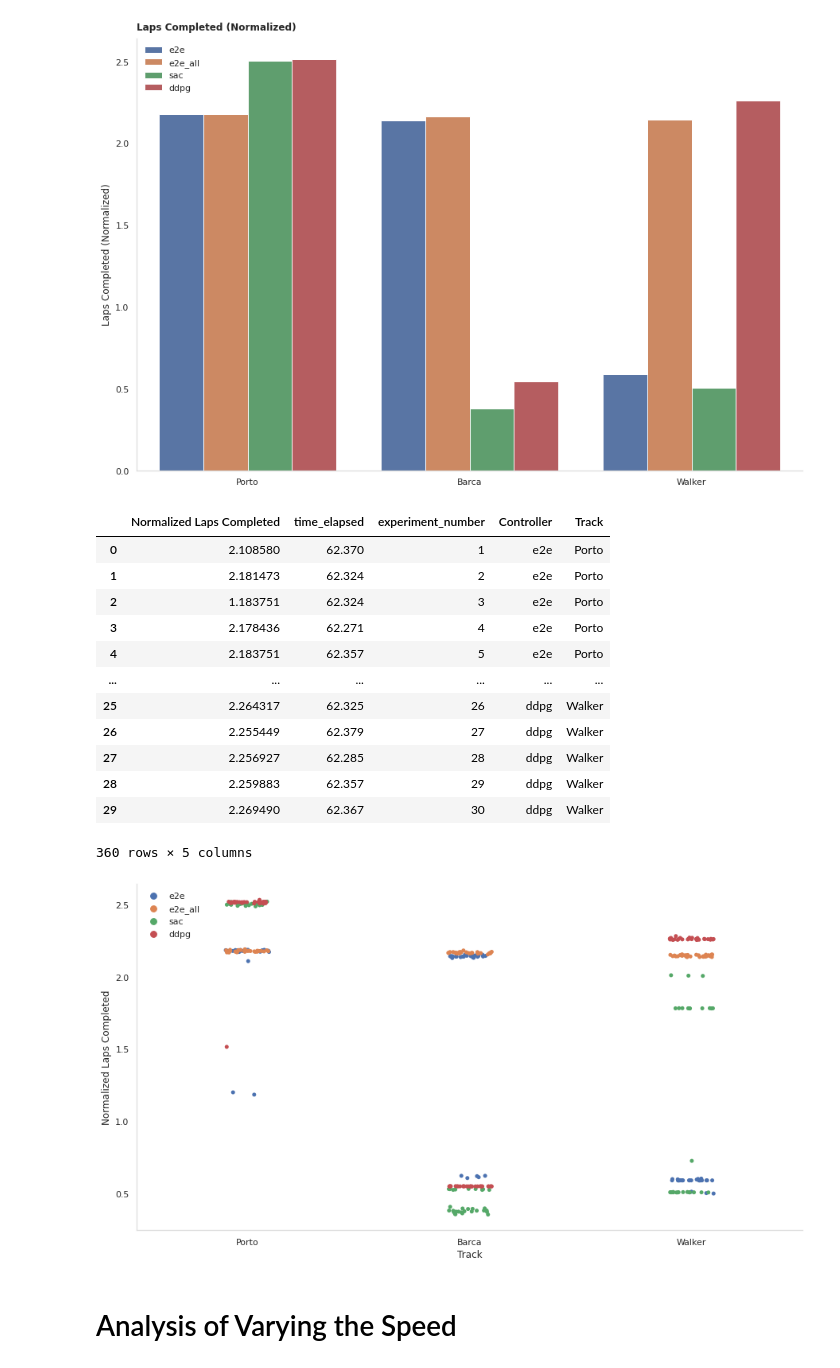
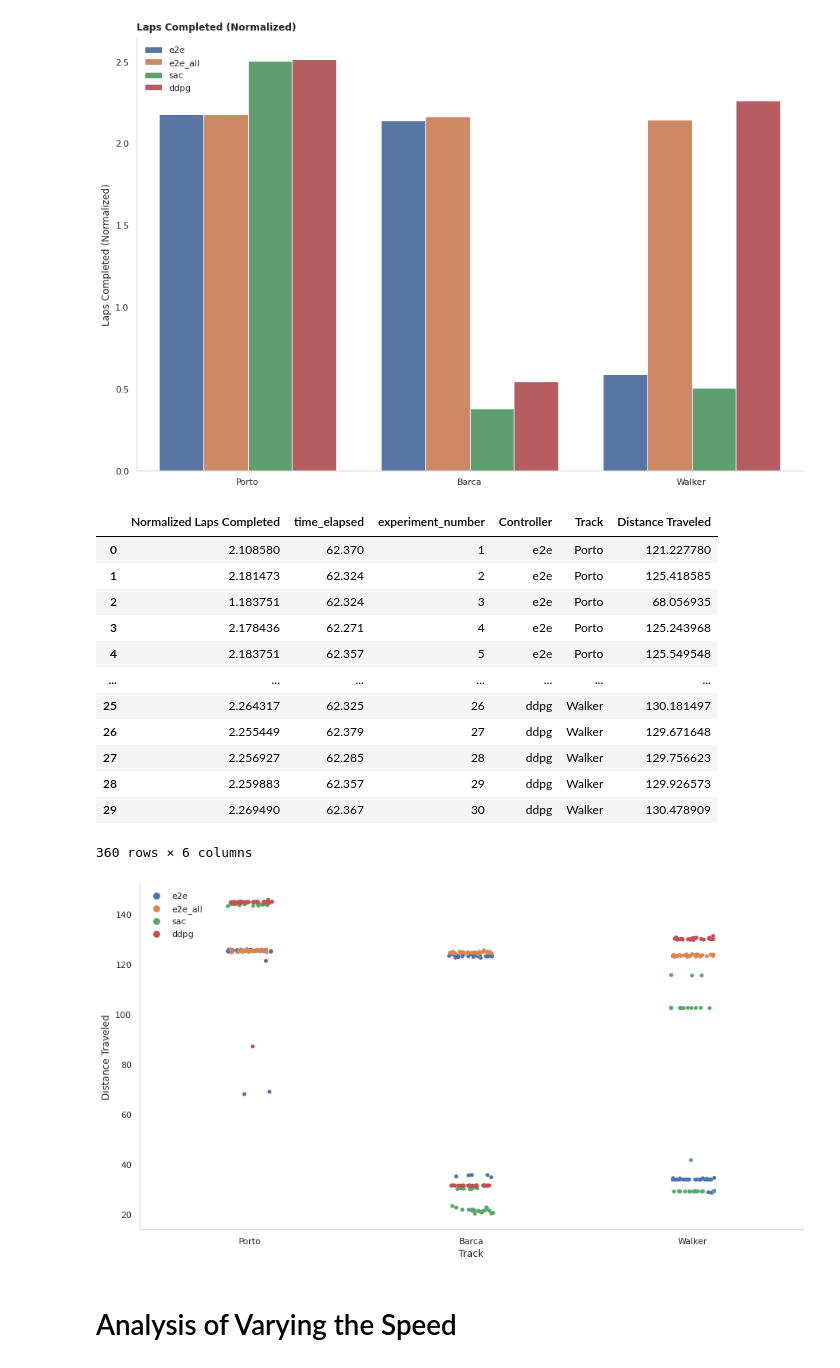
Before and after one commit to pmusau17/Platooning-F1Tenth, a Jupyter notebook: src/race/logs/AggregrateResultsPatrick.ipynb, the cells around one changed output. Cells and saved outputs as stored; diff of their text form; code cells hidden in the pictures.

```diff
--- a/src/race/logs/AggregrateResultsPatrick.ipynb
+++ b/src/race/logs/AggregrateResultsPatrick.ipynb
@@ -42,7 +42,8 @@ progress_file_str = "progress_{}_{}.csv"
 algorithms = ["e2e","e2e_all","sac","ddpg"]
 tracks = ["track_porto","track_barca","racecar_walker"]
 multipliers = {"track_porto":1.0,"track_barca":barca_multiplier,"racecar_walker":racecar_walker_multiplier}
-
+distances = {"track_porto":porto,"track_barca":barca,"racecar_walker":walker}
+relevant_columns = ['distance_traveled','laps_completed','time_elapsed']
 collisions_dfs = []
 progress_dfs = []
 original_dfs = []
@@ -53,9 +54,12 @@ for i in algorithms:
         df = pd.read_csv(progress_path).iloc[:30].rename(columns=lambda col: col.strip())
         df['Controller'] = i
         df['Track'] = (j.split("_")[1]).capitalize()
+        df['distance_traveled'] = df['laps_completed']*distances[j]
         df['laps_completed'] = df['laps_completed']*multipliers[j]
         original_dfs.append(df)
-        df = df[df.columns[:2]].agg(['mean', 'median','std'])
+
+
+        df = df[relevant_columns].agg(['mean', 'median','std'])
         df['Controller'] = i
         df['Track'] = (j.split("_")[1]).capitalize()
         if(os.path.exists(collision_path)):
@@ -107,31 +145,31 @@ _= plt.title('Laps Completed (Normalized)',loc='left',pad=10.0,fontweight="bold"
 # %% [output]
 [figure]
 # %%
-all_dfs = pd.concat(original_dfs).rename(columns={"laps_completed":"Normalized Laps Completed"})
+all_dfs = pd.concat(original_dfs).rename(columns={"laps_completed":"Normalized Laps Completed","distance_traveled":"Distance Traveled"})
 all_dfs
 # %% [output]
-|  | Normalized Laps Completed | time_elapsed | experiment_number | Controller | Track |
-| 0 | 2.108580 | 62.370 | 1 | e2e | Porto |
-| 1 | 2.181473 | 62.324 | 2 | e2e | Porto |
-| 2 | 1.183751 | 62.324 | 3 | e2e | Porto |
-| 3 | 2.178436 | 62.271 | 4 | e2e | Porto |
-| 4 | 2.183751 | 62.357 | 5 | e2e | Porto |
-| ... | ... | ... | ... | ... | ... |
-| 25 | 2.264317 | 62.325 | 26 | ddpg | Walker |
-| 26 | 2.255449 | 62.379 | 27 | ddpg | Walker |
-| 27 | 2.256927 | 62.285 | 28 | ddpg | Walker |
-| 28 | 2.259883 | 62.357 | 29 | ddpg | Walker |
-| 29 | 2.269490 | 62.367 | 30 | ddpg | Walker |
+|  | Normalized Laps Completed | time_elapsed | experiment_number | Controller | Track | Distance Traveled |
+| 0 | 2.108580 | 62.370 | 1 | e2e | Porto | 121.227780 |
+| 1 | 2.181473 | 62.324 | 2 | e2e | Porto | 125.418585 |
+| 2 | 1.183751 | 62.324 | 3 | e2e | Porto | 68.056935 |
+| 3 | 2.178436 | 62.271 | 4 | e2e | Porto | 125.243968 |
+| 4 | 2.183751 | 62.357 | 5 | e2e | Porto | 125.549548 |
+| ... | ... | ... | ... | ... | ... | ... |
+| 25 | 2.264317 | 62.325 | 26 | ddpg | Walker | 130.181497 |
+| 26 | 2.255449 | 62.379 | 27 | ddpg | Walker | 129.671648 |
+| 27 | 2.256927 | 62.285 | 28 | ddpg | Walker | 129.756623 |
+| 28 | 2.259883 | 62.357 | 29 | ddpg | Walker | 129.926573 |
+| 29 | 2.269490 | 62.367 | 30 | ddpg | Walker | 130.478909 |
-360 rows × 5 columns
+360 rows × 6 columns
 # %%
 plt.figure(figsize=(15,8))
-ax =  sns.stripplot(x="Track", y="Normalized Laps Completed", data=all_dfs,hue='Controller')
+ax =  sns.stripplot(x="Track", y="Distance Traveled", data=all_dfs,hue='Controller')
 ax.spines['bottom'].set_color('#dddddd')
 ax.spines['left'].set_color('#dddddd')
 sns.despine(left=False, bottom=False, right=True)
 _= plt.legend(loc='upper left',frameon=False)
 # %% [output]
-[figure, old version]
+[figure, new version]
 # %% [markdown]
 # Analysis of Varying the Speed
 # %%
```
Also changed, not shown: parts of 11 cells of this notebook, 6 other files.
